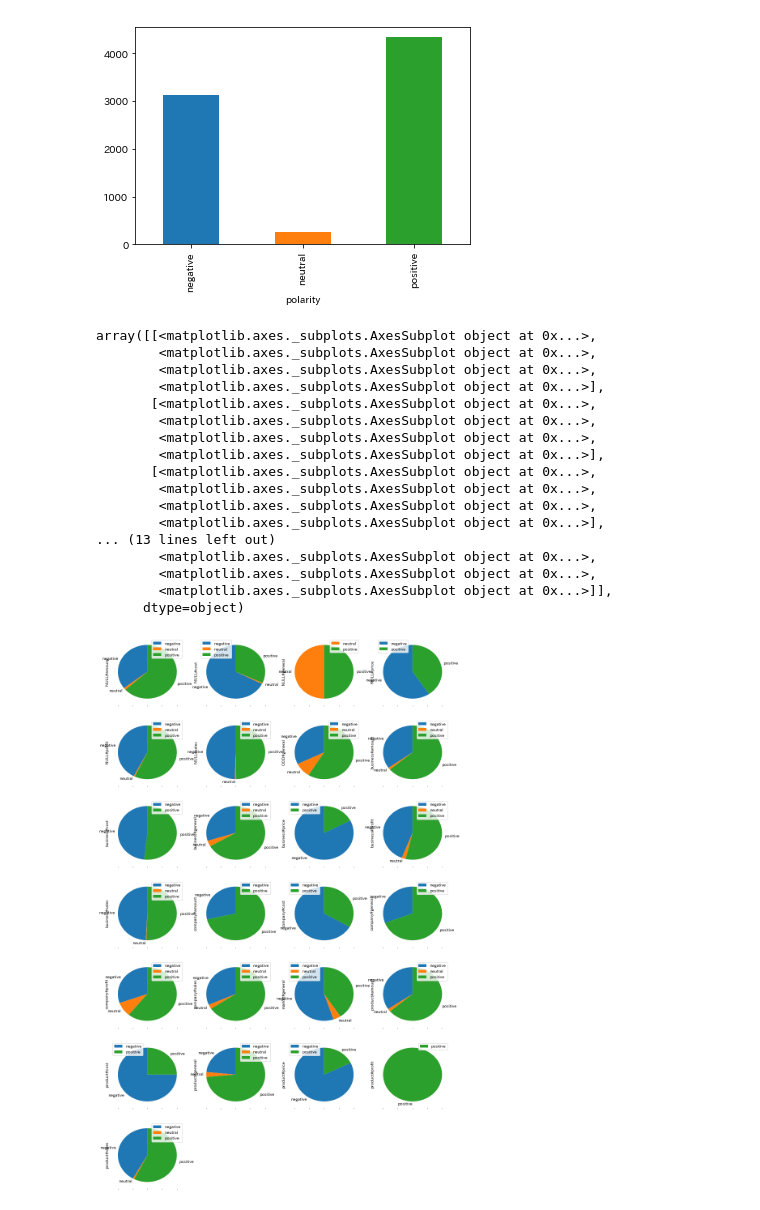
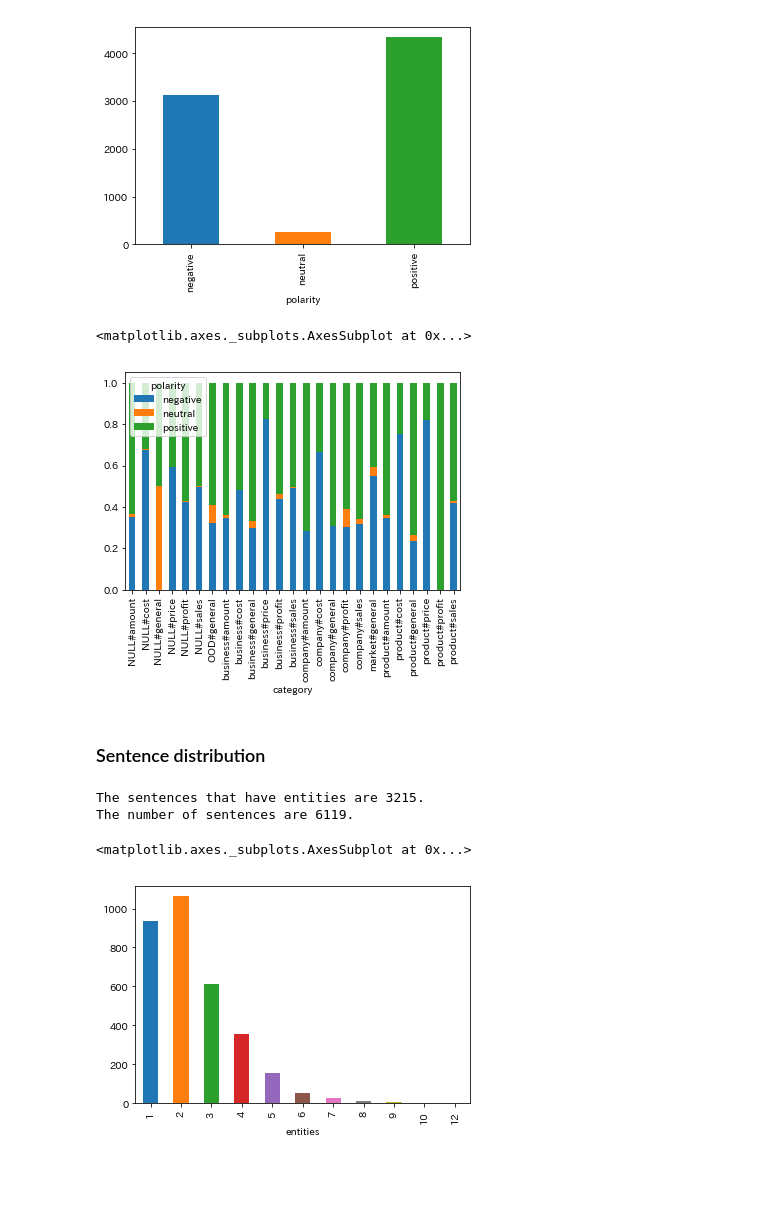
Before and after one commit to chakki-works/chABSA-dataset, a Jupyter notebook: notebooks/Dataset Statistics.ipynb, the cells around one changed output. Cells and saved outputs as stored; diff of their text form; code cells hidden in the pictures; blank space fills up the shorter version.

```diff
--- a/notebooks/Dataset Statistics.ipynb
+++ b/notebooks/Dataset Statistics.ipynb
@@ -125,24 +113,21 @@ entities.groupby(["polarity"]).count()["target"].plot.bar()
 # %% [output]
 <matplotlib.axes._subplots.AxesSubplot at 0x...>
 [figure]
-# %%
-entities.groupby(["category", "polarity"]).count()["target"].unstack("category").plot.pie(subplots=True, layout=(7, 4), figsize=(15, 25), startangle=90)
-# %% [output]
-array([[<matplotlib.axes._subplots.AxesSubplot object at 0x...>,
-        <matplotlib.axes._subplots.AxesSubplot object at 0x...>,
-        <matplotlib.axes._subplots.AxesSubplot object at 0x...>,
-        <matplotlib.axes._subplots.AxesSubplot object at 0x...>],
-       [<matplotlib.axes._subplots.AxesSubplot object at 0x...>,
-        <matplotlib.axes._subplots.AxesSubplot object at 0x...>,
-        <matplotlib.axes._subplots.AxesSubplot object at 0x...>,
-        <matplotlib.axes._subplots.AxesSubplot object at 0x...>],
-       [<matplotlib.axes._subplots.AxesSubplot object at 0x...>,
-        <matplotlib.axes._subplots.AxesSubplot object at 0x...>,
-        <matplotlib.axes._subplots.AxesSubplot object at 0x...>,
-        <matplotlib.axes._subplots.AxesSubplot object at 0x...>],
-... (13 lines left out)
-        <matplotlib.axes._subplots.AxesSubplot object at 0x...>,
-        <matplotlib.axes._subplots.AxesSubplot object at 0x...>,
-        <matplotlib.axes._subplots.AxesSubplot object at 0x...>]],
-      dtype=object)
-[figure, removed]
+# %%
+entities.groupby(["polarity", "category"]).count()["target"].divide(entities.groupby(["category"]).count()["target"]).unstack("polarity").plot.bar(stacked=True)
+# %% [output]
+<matplotlib.axes._subplots.AxesSubplot at 0x...>
+[figure, added]
+# %% [markdown]
+### Sentence distribution
+# %%
+print("The sentences that have entities are {}.".format(len(sentences[sentences["entities"] > 0])))
+print("The number of sentences are {}.".format(len(sentences)))
+# %% [output]
+The sentences that have entities are 3215.
+The number of sentences are 6119.
+# %%
+sentences[sentences["entities"] > 0].groupby(["entities"]).count()["company"].plot.bar()
+# %% [output]
+<matplotlib.axes._subplots.AxesSubplot at 0x...>
+[figure, added]
```
Also changed, not shown: parts of 6 cells of this notebook, 3 other files.
